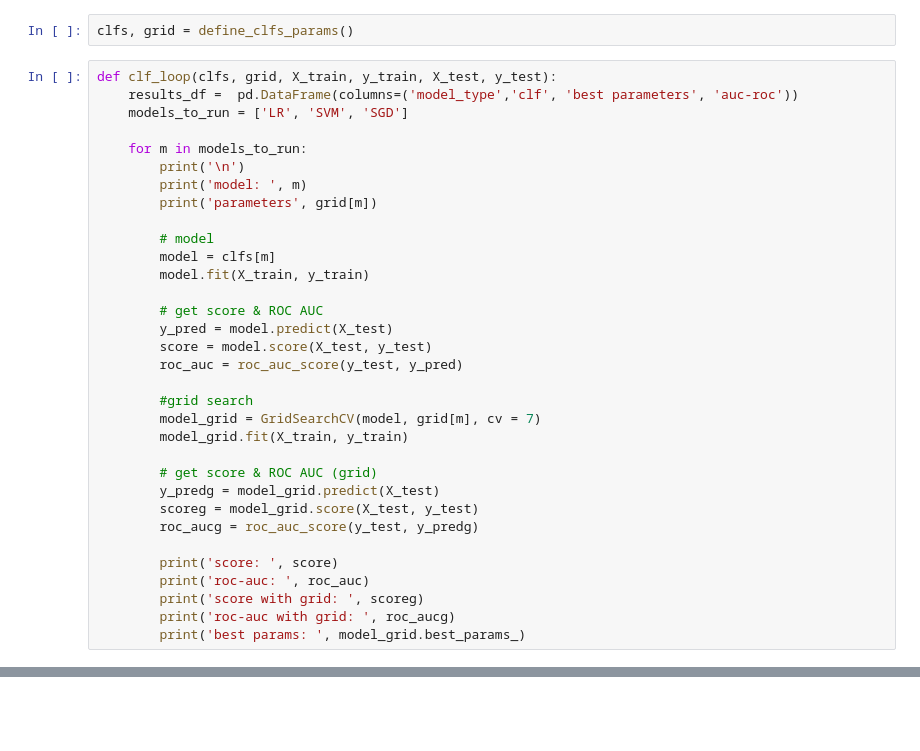
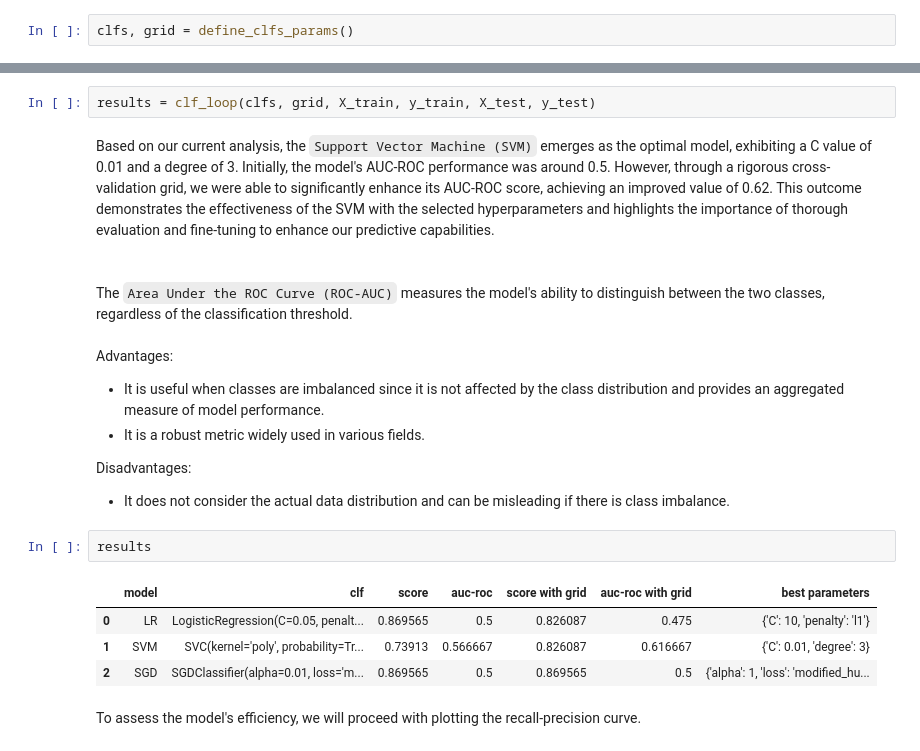
Before and after one commit to miguelvelazco0116/starbucks-customer-survey, a Jupyter notebook: loyalty_drivers.ipynb, the cells around one changed output, grey strips where cells are left out. Cells and saved outputs as stored; diff of their text form; blank space fills up the shorter version.

Commit message:
model

```diff
--- a/loyalty_drivers.ipynb
+++ b/loyalty_drivers.ipynb
@@ -279,35 +309,2 @@ Finally, we will compare the models to determine which one best generalizes the
 # %%
 clfs, grid = define_clfs_params()
-# %%
-def clf_loop(clfs, grid, X_train, y_train, X_test, y_test):
-    results_df =  pd.DataFrame(columns=('model_type','clf', 'best parameters', 'auc-roc'))
-    models_to_run = ['LR', 'SVM', 'SGD']
-
-    for m in models_to_run:
-        print('\n')
-        print('model: ', m)
-        print('parameters', grid[m])
-
-        # model
-        model = clfs[m]
-        model.fit(X_train, y_train)
-
-        # get score & ROC AUC
-        y_pred = model.predict(X_test)
-        score = model.score(X_test, y_test)
-        roc_auc = roc_auc_score(y_test, y_pred)
-
-        #grid search
-        model_grid = GridSearchCV(model, grid[m], cv = 7)
-        model_grid.fit(X_train, y_train)
-
-        # get score & ROC AUC (grid)
-        y_predg = model_grid.predict(X_test)
-        scoreg = model_grid.score(X_test, y_test)
-        roc_aucg = roc_auc_score(y_test, y_predg)
-
-        print('score: ', score)
-        print('roc-auc: ', roc_auc)
-        print('score with grid: ', scoreg)
-        print('roc-auc with grid: ', roc_aucg)
-        print('best params: ', model_grid.best_params_)
@@ -333,0 +311,22 @@ SGDClassifier(alpha=0.01, loss='modified_huber')
+# %%
+results = clf_loop(clfs, grid, X_train, y_train, X_test, y_test)
+# %% [markdown]
+Based on our current analysis, the `Support Vector Machine (SVM)` emerges as the optimal model, exhibiting a C value of 0.01 and a degree of 3. Initially, the model's AUC-ROC performance was around 0.5. However, through a rigorous cross-validation grid, we were able to significantly enhance its AUC-ROC score, achieving an improved value of 0.62. This outcome demonstrates the effectiveness of the SVM with the selected hyperparameters and highlights the importance of thorough evaluation and fine-tuning to enhance our predictive capabilities.
+<br><br><br>
+The `Area Under the ROC Curve (ROC-AUC)` measures the model's ability to distinguish between the two classes, regardless of the classification threshold.
+<br><br>
+Advantages:
+- It is useful when classes are imbalanced since it is not affected by the class distribution and provides an aggregated measure of model performance.
+- It is a robust metric widely used in various fields.
+
+Disadvantages:
+- It does not consider the actual data distribution and can be misleading if there is class imbalance.
+# %%
+results
+# %% [output]
+|  | model | clf | score | auc-roc | score with grid | auc-roc with grid | best parameters |
+| 0 | LR | LogisticRegression(C=0.05, penalt... | 0.869565 | 0.5 | 0.826087 | 0.475 | {'C': 10, 'penalty': 'l1'} |
+| 1 | SVM | SVC(kernel='poly', probability=Tr... | 0.73913 | 0.566667 | 0.826087 | 0.616667 | {'C': 0.01, 'degree': 3} |
+| 2 | SGD | SGDClassifier(alpha=0.01, loss='m... | 0.869565 | 0.5 | 0.869565 | 0.5 | {'alpha': 1, 'loss': 'modified_hu... |
+# %% [markdown]
+To assess the model's efficiency, we will proceed with plotting the recall-precision curve.
```
Also changed, not shown: parts of 4 cells of this notebook.
